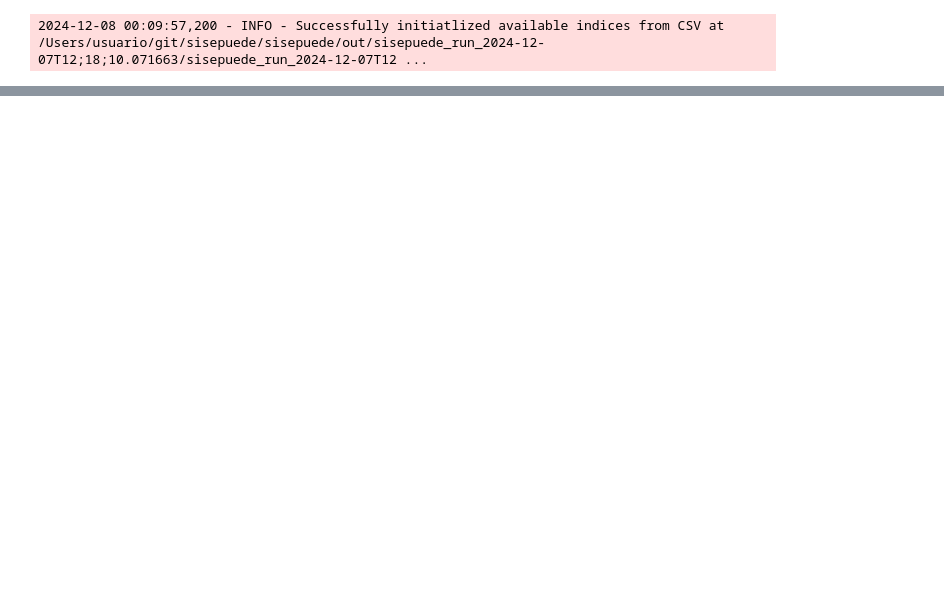
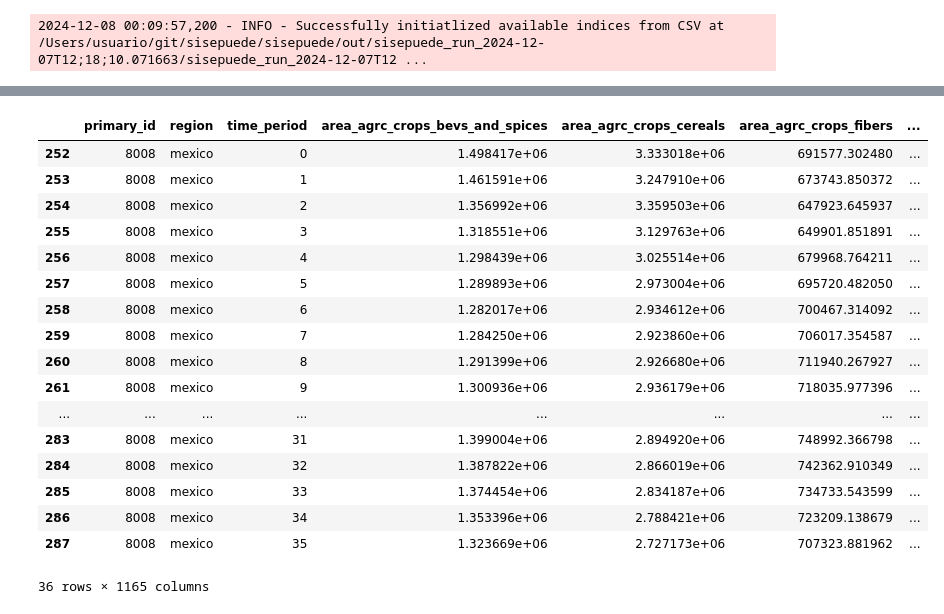
Before and after one commit to jcsyme/sisepuede_region_nbs, a Jupyter notebook: mexico/mexico_manager.ipynb, the cells around one changed output, grey strips where cells are left out. Cells and saved outputs as stored; diff of their text form; code cells hidden in the pictures; blank space fills up the shorter version.

```diff
--- a/mexico/mexico_manager.ipynb
+++ b/mexico/mexico_manager.ipynb
@@ -56,23 +56,7 @@ time_periods = sc.TimePeriods(matt)
 # read in and add time period/region
 df_inputs = pd.read_csv(fp_data_base)
 df_inputs[regions.key] = "mexico"
-"""
-df_inputs = regions.add_region_or_iso_field(
-    df_inputs
-    .reset_index(
-        names = time_periods.field_time_period
-    ),
-    field_iso = "iso_code3"
-)
-"""
 
-# add a missing field
-dict_fields_missing = {
-    "nemomod_entc_frac_min_share_production_fp_hydrogen_reformation_ccs": 0,
-}
-for k, v in dict_fields_missing.items():
-    if k not in df_inputs.columns:
-        df_inputs[k] = v
 
 # pull example data to fill in gaps
 examples = SISEPUEDEExamples()
@@ -1952,0 +467,24 @@ idb_strat.read_table()
+# %%
+# look at results for strat 1007 e.g.
+df_out[
+    df_out['primary_id'].isin([8008])
+]
+# %% [output]
+|  | primary_id | region | time_period | area_agrc_crops_bevs_and_spices | area_agrc_crops_cereals | area_agrc_crops_fibers | ... |
+| 252 | 8008 | mexico | 0 | 1.498417e+06 | 3.333018e+06 | 691577.302480 | ... |
+| 253 | 8008 | mexico | 1 | 1.461591e+06 | 3.247910e+06 | 673743.850372 | ... |
+| 254 | 8008 | mexico | 2 | 1.356992e+06 | 3.359503e+06 | 647923.645937 | ... |
+| 255 | 8008 | mexico | 3 | 1.318551e+06 | 3.129763e+06 | 649901.851891 | ... |
+| 256 | 8008 | mexico | 4 | 1.298439e+06 | 3.025514e+06 | 679968.764211 | ... |
+| 257 | 8008 | mexico | 5 | 1.289893e+06 | 2.973004e+06 | 695720.482050 | ... |
+| 258 | 8008 | mexico | 6 | 1.282017e+06 | 2.934612e+06 | 700467.314092 | ... |
+| 259 | 8008 | mexico | 7 | 1.284250e+06 | 2.923860e+06 | 706017.354587 | ... |
+| 260 | 8008 | mexico | 8 | 1.291399e+06 | 2.926680e+06 | 711940.267927 | ... |
+| 261 | 8008 | mexico | 9 | 1.300936e+06 | 2.936179e+06 | 718035.977396 | ... |
+| ... | ... | ... | ... | ... | ... | ... | ... |
+| 283 | 8008 | mexico | 31 | 1.399004e+06 | 2.894920e+06 | 748992.366798 | ... |
+| 284 | 8008 | mexico | 32 | 1.387822e+06 | 2.866019e+06 | 742362.910349 | ... |
+| 285 | 8008 | mexico | 33 | 1.374454e+06 | 2.834187e+06 | 734733.543599 | ... |
+| 286 | 8008 | mexico | 34 | 1.353396e+06 | 2.788421e+06 | 723209.138679 | ... |
+| 287 | 8008 | mexico | 35 | 1.323669e+06 | 2.727173e+06 | 707323.881962 | ... |
+36 rows × 1165 columns
```
Also changed, not shown: parts of 103 cells of this notebook, 3 other files.
